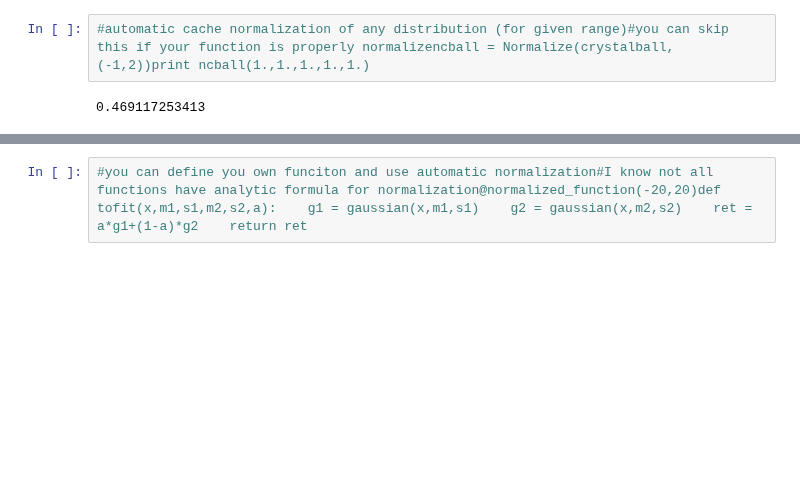
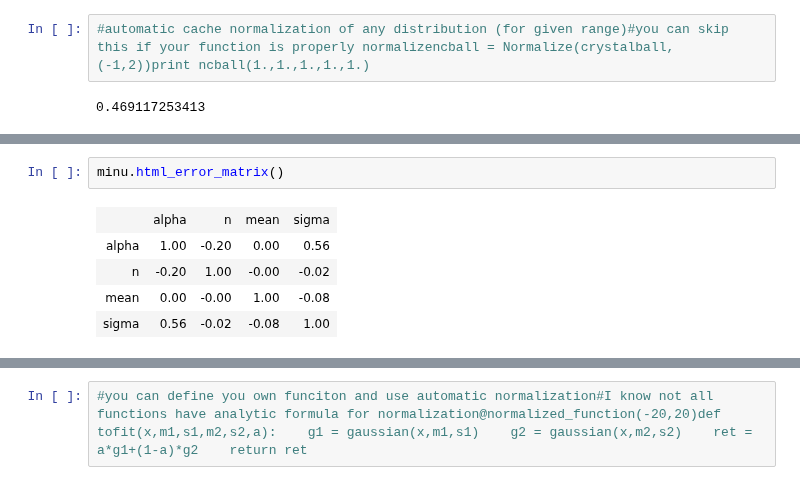
Before and after one commit to scikit-hep/probfit, a Jupyter notebook: tutorial.ipynb, the cells around one changed output, grey strips where cells are left out. Saved outputs shown, nothing was run; the diff lists cells and outputs as text; blank space fills up the shorter version.

```diff
--- a/tutorial.ipynb
+++ b/tutorial.ipynb
@@ -28,0 +29,8 @@ Warning: some parameter are up against limit
+# %%
+minu.html_error_matrix()
+# %% [output]
+|  | alpha | n | mean | sigma |
+| alpha | 1.00 | -0.20 | 0.00 | 0.56 |
+| n | -0.20 | 1.00 | -0.00 | -0.02 |
+| mean | 0.00 | -0.00 | 1.00 | -0.08 |
+| sigma | 0.56 | -0.02 | -0.08 | 1.00 |
```
Also changed, not shown: parts of 21 cells of this notebook, 5 other files.
